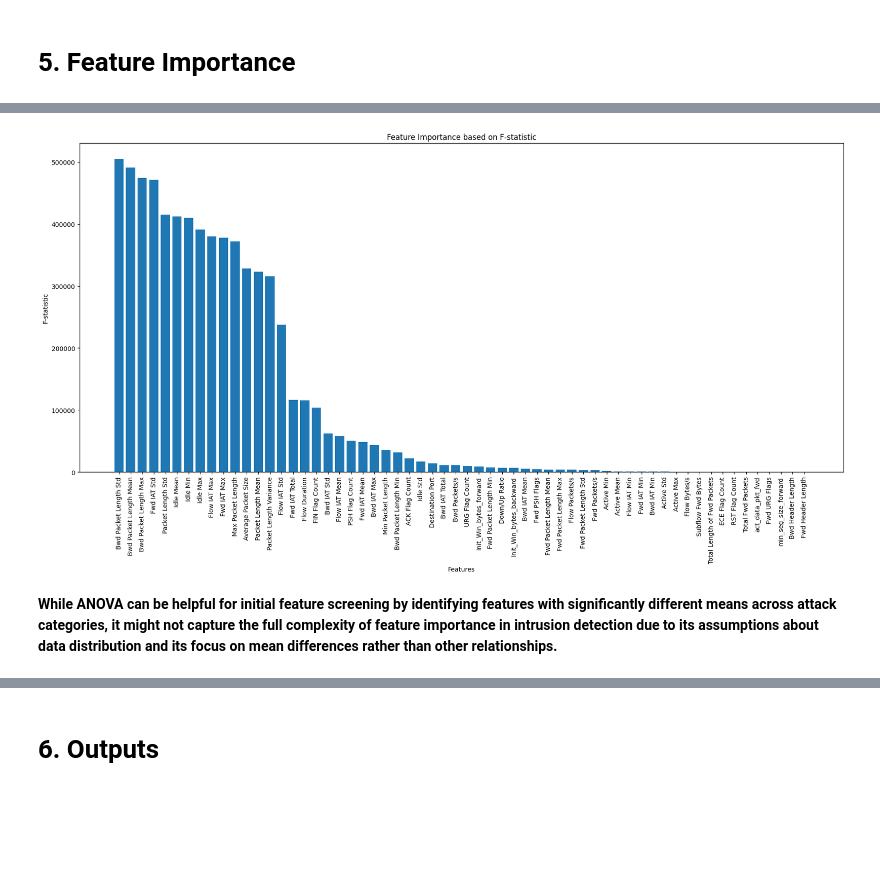
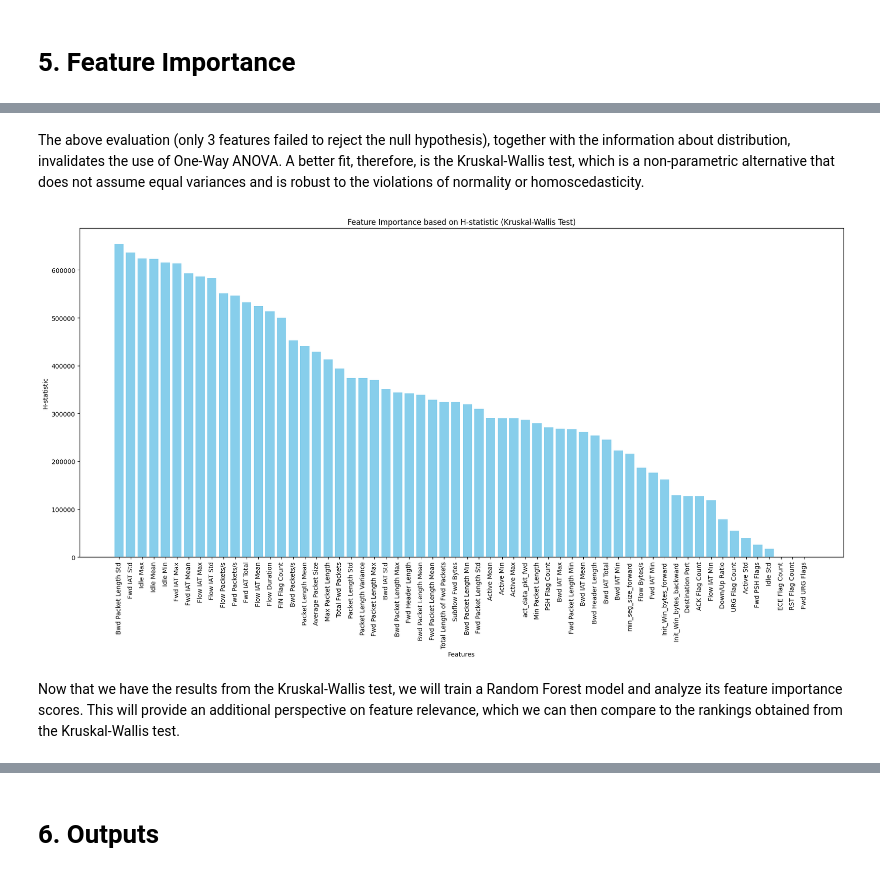
Before and after one commit to anacletu/ml-intrusion-detection-cicids2017, a Jupyter notebook: cicids2017-comprehensive-data-processing-for-ml.ipynb, the cells around one changed output, grey strips where cells are left out. Saved outputs shown, nothing was run; the diff lists cells and outputs as text; code cells hidden in the pictures; blank space fills up the shorter version.

Commit message:
Kaggle Notebook | CICIDS2017 - Comprehensive Data Processing for ML  | Version 2

```diff
--- a/cicids2017-comprehensive-data-processing-for-ml.ipynb
+++ b/cicids2017-comprehensive-data-processing-for-ml.ipynb
@@ -49,7 +48,7 @@ from scipy import stats
 # 1. Get numerical and categorical features (df, target_col='Attack Type') -> numerical features; categorical features
 def get_feature_types(df, target_col='Attack Type'):
     """
-    Identify numeric and categorical features in the dataset.
+    Identify numeric and categorical features, if present, in the dataset.
 
     Parameters:
     -----------
@@ -485,21 +534,20 @@ data.shape
 # %%
-# The same can be done for columns
 # Identify columns with identical data
 identical_columns = {}
 columns = data.columns
-set_control = columns.copy().tolist()
+list_control = columns.copy().tolist()
 
 # Compare each pair of columns
 for col1 in columns:
     for col2 in columns:
         if col1 != col2:
             if data[col1].equals(data[col2]):
-                if (col1 not in identical_columns) and (col1 in set_control):
+                if (col1 not in identical_columns) and (col1 in list_control):
                     identical_columns[col1] = [col2]
-                    set_control.remove(col2)
-                elif (col1 in identical_columns) and (col1 in set_control):
+                    list_control.remove(col2)
+                elif (col1 in identical_columns) and (col1 in list_control):
                     identical_columns[col1].append(col2)
-                    set_control.remove(col2)
+                    list_control.remove(col2)
 
 # Print the result
 if identical_columns:
@@ -875,7 +925,7 @@ selected_columns = ['Total Backward Packets', 'Total Length of Bwd Packets', 'Su
 data.drop(columns=selected_columns, inplace=True)
 # %%
 # Updating the variables and checking dataset shape
-numeric_features, categorical_features = get_feature_types(data, 'Attack Type')
+numeric_features, categorical_features = get_feature_types(data)
 data.shape
 # %% [output]
 (2520751, 61)
@@ -1040,9 +1134,11 @@ The previous analysis show a clear class imbalance, which should be taken into c
+# %% [markdown]
+The above evaluation (only 3 features failed to reject the null hypothesis), together with the information about distribution, invalidates the use of One-Way ANOVA. A better fit, therefore, is the Kruskal-Wallis test, which is a non-parametric alternative that does not assume equal variances and is robust to the violations of normality or homoscedasticity.
 # %%
-# Analysing feature importance using ANOVA.
-f_p_stats = analyze_feature_importance(scaled_df, numeric_features)
+# Analysing feature importance using Kruskal-Wallis.
+h_p_stats = analyze_feature_importance(data, numeric_features)
 # %% [output]
-[figure, old version]
+[figure, new version]
-# %% [markdown]
-**While ANOVA can be helpful for initial feature screening by identifying features with significantly different means across attack categories, it might not capture the full complexity of feature importance in intrusion detection due to its assumptions about data distribution and its focus on mean differences rather than other relationships.**
+# %% [markdown]
+Now that we have the results from the Kruskal-Wallis test, we will train a Random Forest model and analyze its feature importance scores. This will provide an additional perspective on feature relevance, which we can then compare to the rankings obtained from the Kruskal-Wallis test.
 # %%
 # Analysing feature importance using Tree-Model
```
Also changed, not shown: parts of 57 cells of this notebook.
